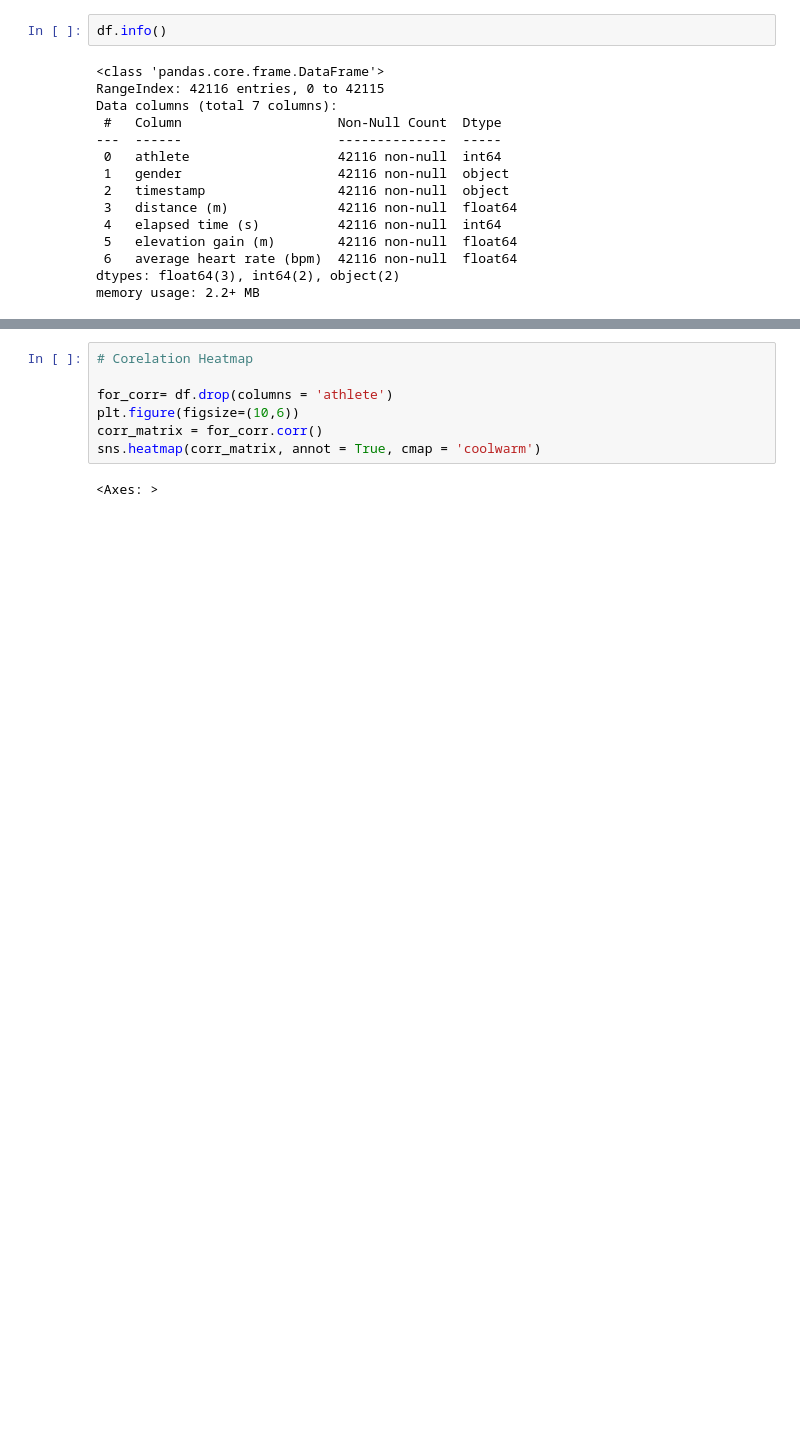
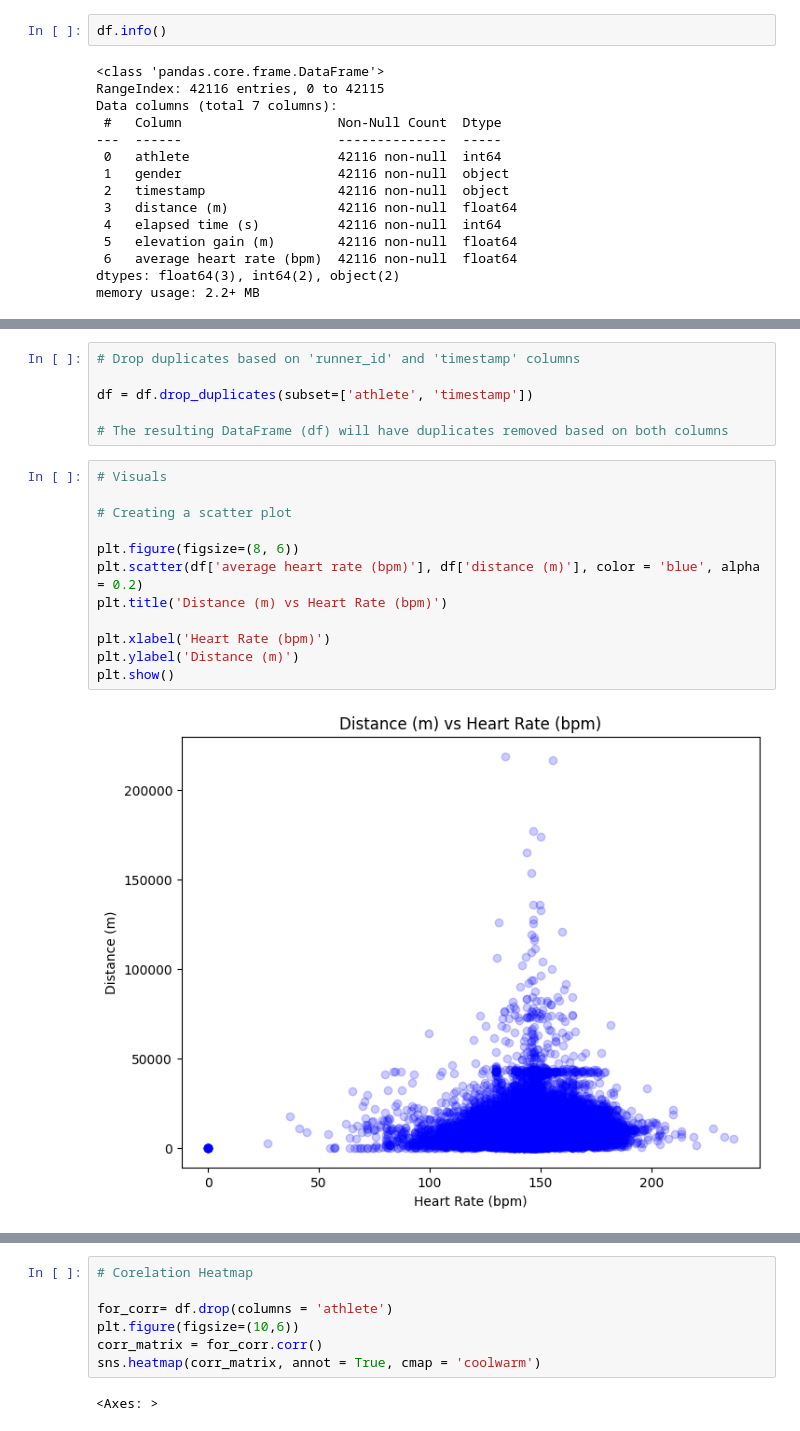
Before and after one commit to ajeuphoria/MSc-Dissertation-Project, a Jupyter notebook: MSc_Final_Project.ipynb, the cells around one changed output, grey strips where cells are left out. Drawn from its saved outputs; the diff is of its cells as text; blank space fills up the shorter version.

```diff
--- a/MSc_Final_Project.ipynb
+++ b/MSc_Final_Project.ipynb
@@ -121,0 +122,20 @@ plt.scatter(df['distance (m)'], df['average heart rate (bpm)'])
+# %%
+# Drop duplicates based on 'runner_id' and 'timestamp' columns
+
+df = df.drop_duplicates(subset=['athlete', 'timestamp'])
+
+# The resulting DataFrame (df) will have duplicates removed based on both columns
+# %%
+# Visuals
+
+# Creating a scatter plot
+
+plt.figure(figsize=(8, 6))
+plt.scatter(df['average heart rate (bpm)'], df['distance (m)'], color = 'blue', alpha = 0.2)
+plt.title('Distance (m) vs Heart Rate (bpm)')
+
+plt.xlabel('Heart Rate (bpm)')
+plt.ylabel('Distance (m)')
+plt.show()
+# %% [output]
+[figure, added]
```
Also changed, not shown: parts of 103 cells of this notebook.
